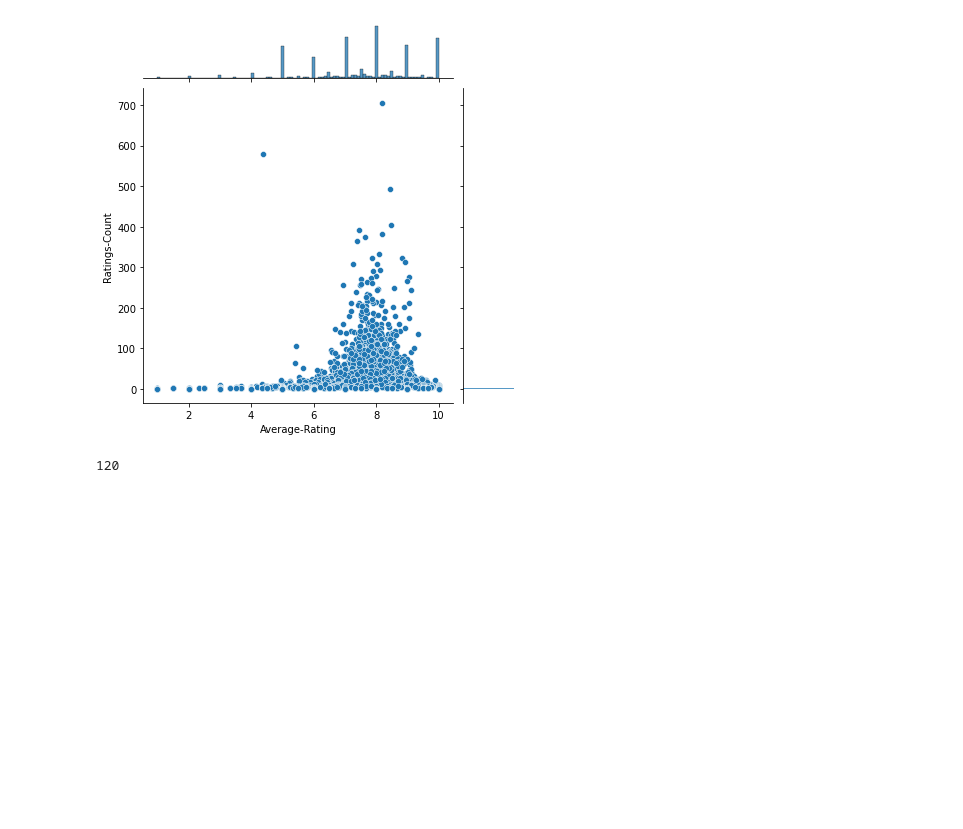
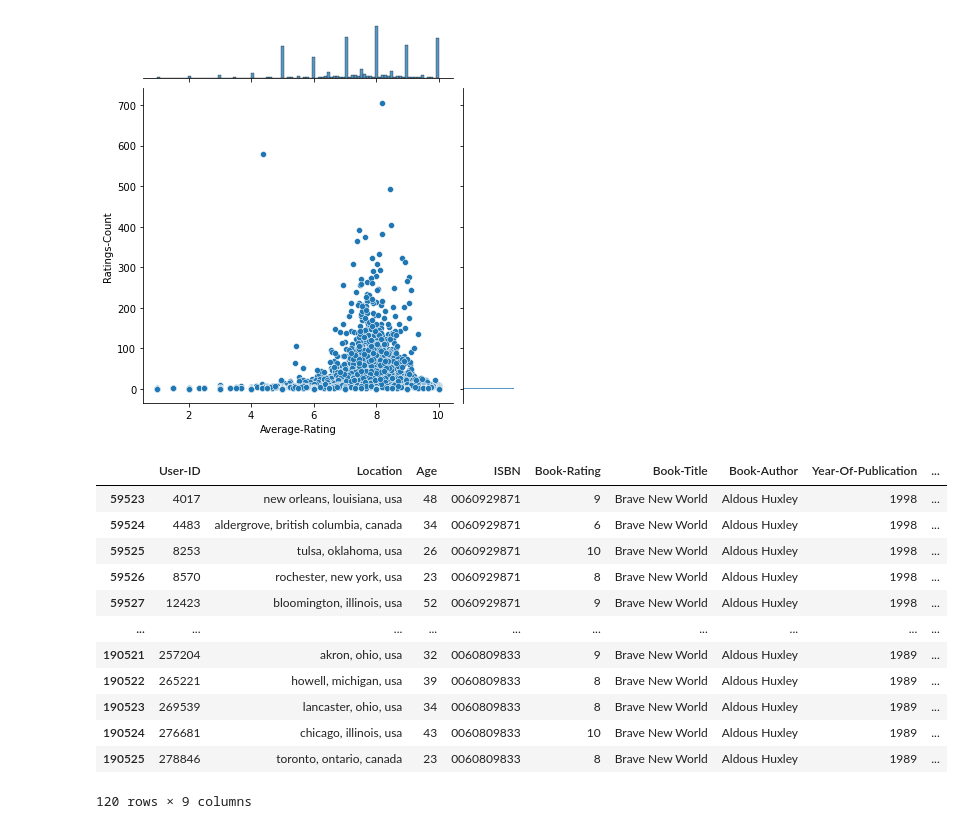
Before and after one commit to tyedem/Books-Recommendation-System, a Jupyter notebook: recommendations.ipynb, the cells around one changed output. Saved outputs shown, nothing was run; the diff lists cells and outputs as text; code cells hidden in the pictures; blank space fills up the shorter version.

```diff
--- a/recommendations.ipynb
+++ b/recommendations.ipynb
@@ -189,4 +176,17 @@ sns.jointplot(x = ratings_data['Average-Rating'], y = ratings_data['Ratings-Coun
-# %%
-books_user_ratings_df['Book-Title'].isin(['Brave New World']).sum()
-# %% [output]
-120
+# %%
+# See all books titled 'Brave New World' - Notice duplicate titles due to different publisher and/or year of publication. Future opportunity to further refine dataset to eliminate these duplications.
+books_user_ratings_df.loc[books_user_ratings_df['Book-Title'] == 'Brave New World']
+# %% [output]
+|  | User-ID | Location | Age | ISBN | Book-Rating | Book-Title | Book-Author | Year-Of-Publication | ... |
+| 59523 | 4017 | new orleans, louisiana, usa | 48 | 0060929871 | 9 | Brave New World | Aldous Huxley | 1998 | ... |
+| 59524 | 4483 | aldergrove, british columbia, canada | 34 | 0060929871 | 6 | Brave New World | Aldous Huxley | 1998 | ... |
+| 59525 | 8253 | tulsa, oklahoma, usa | 26 | 0060929871 | 10 | Brave New World | Aldous Huxley | 1998 | ... |
+| 59526 | 8570 | rochester, new york, usa | 23 | 0060929871 | 8 | Brave New World | Aldous Huxley | 1998 | ... |
+| 59527 | 12423 | bloomington, illinois, usa | 52 | 0060929871 | 9 | Brave New World | Aldous Huxley | 1998 | ... |
+| ... | ... | ... | ... | ... | ... | ... | ... | ... | ... |
+| 190521 | 257204 | akron, ohio, usa | 32 | 0060809833 | 9 | Brave New World | Aldous Huxley | 1989 | ... |
+| 190522 | 265221 | howell, michigan, usa | 39 | 0060809833 | 8 | Brave New World | Aldous Huxley | 1989 | ... |
+| 190523 | 269539 | lancaster, ohio, usa | 34 | 0060809833 | 8 | Brave New World | Aldous Huxley | 1989 | ... |
+| 190524 | 276681 | chicago, illinois, usa | 43 | 0060809833 | 10 | Brave New World | Aldous Huxley | 1989 | ... |
+| 190525 | 278846 | toronto, ontario, canada | 23 | 0060809833 | 8 | Brave New World | Aldous Huxley | 1989 | ... |
+120 rows × 9 columns
```
Also changed, not shown: parts of 31 cells of this notebook.
